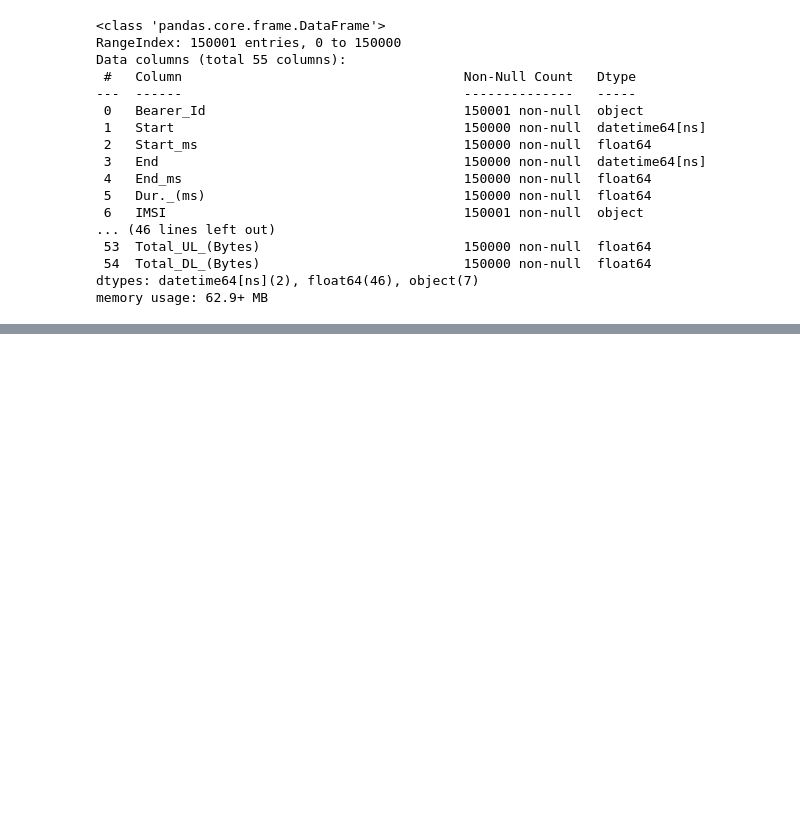
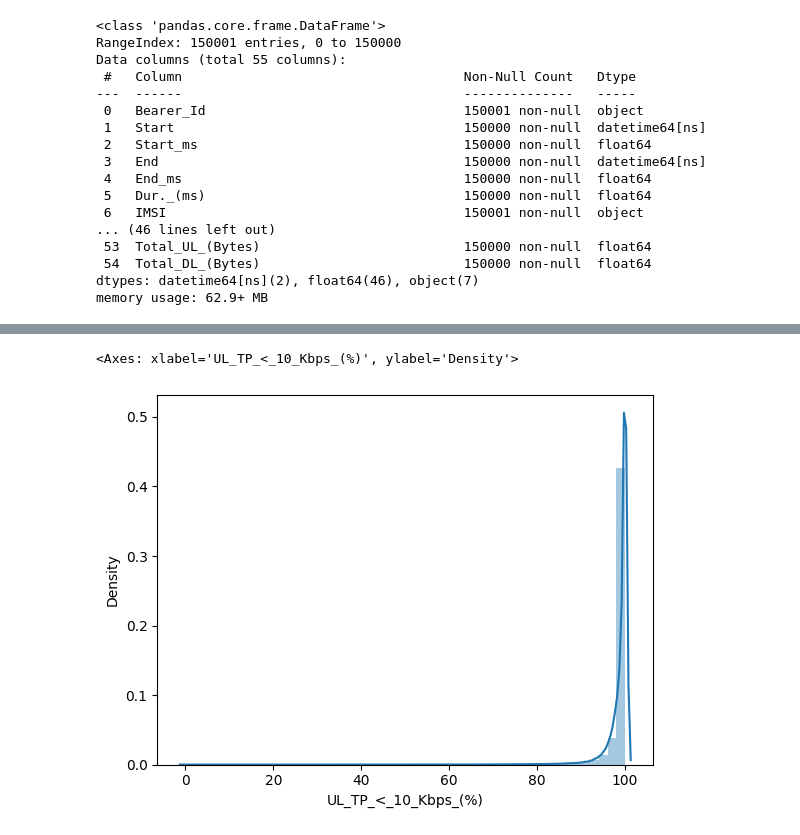
Before and after one commit to abrishdew/Telecom_data_user_analysis, a Jupyter notebook: notebooks/Data_Cleaning.ipynb, the cells around one changed output, grey strips where cells are left out. Saved outputs shown, nothing was run; the diff lists cells and outputs as text; code cells hidden in the pictures; blank space fills up the shorter version.

```diff
--- a/notebooks/Data_Cleaning.ipynb
+++ b/notebooks/Data_Cleaning.ipynb
@@ -259,0 +266,5 @@ categorical_columns = telecom_df.select_dtypes(include=['object','datetime64[ns]
+# %%
+sns.distplot(telecom_df['UL_TP_<_10_Kbps_(%)'])
+# %% [output]
+<Axes: xlabel='UL_TP_<_10_Kbps_(%)', ylabel='Density'>
+[figure, added]
```
Also changed, not shown: parts of 10 cells of this notebook.
